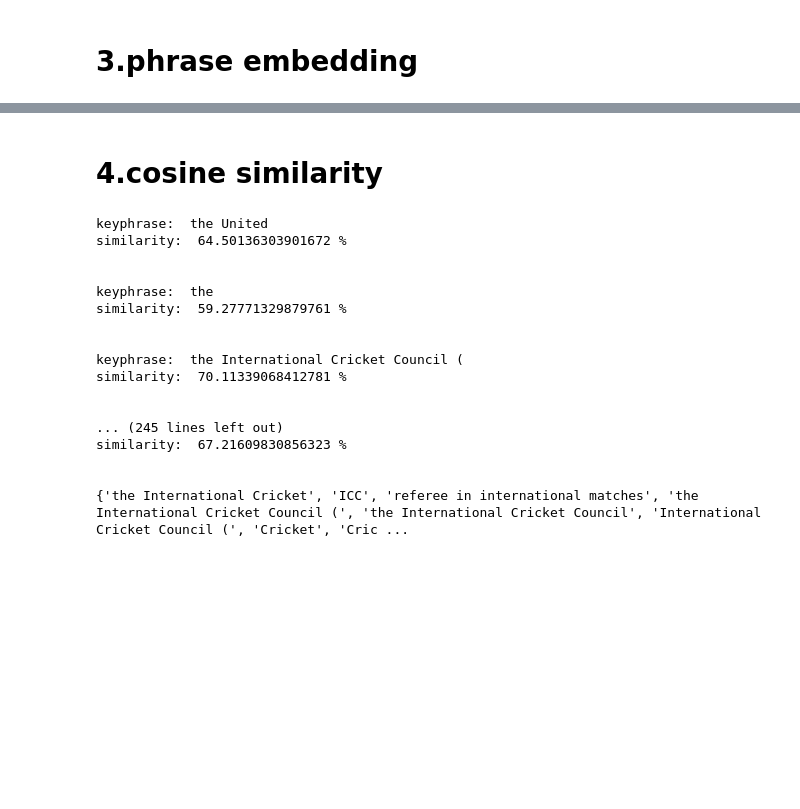
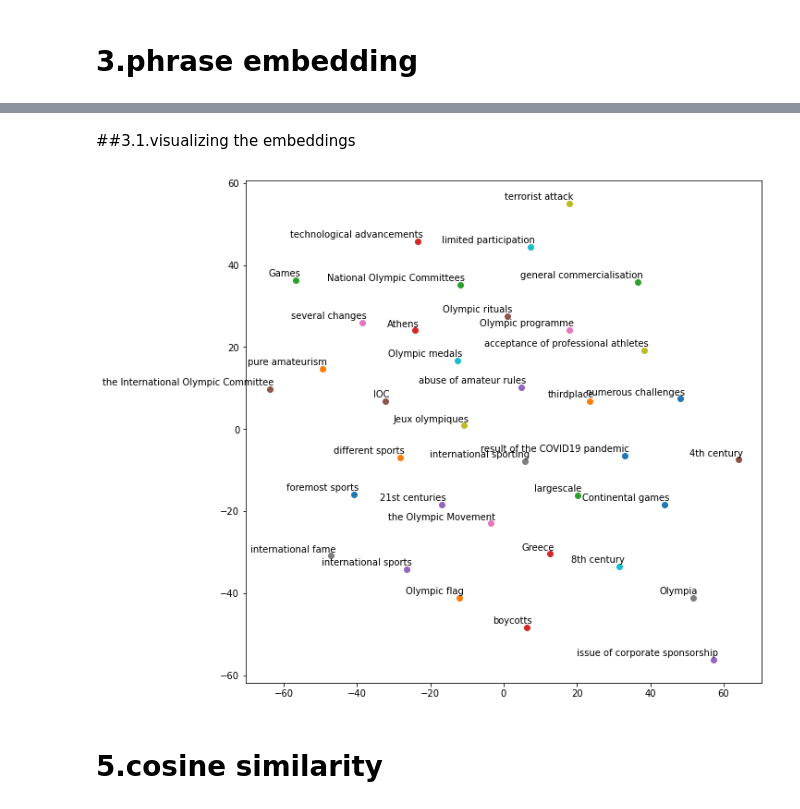
Before and after one commit to ammrit2312/KeyPhrase_BERT, a Jupyter notebook: KeyPhraseBERT.ipynb, the cells around one changed output, grey strips where cells are left out. Cells and saved outputs as stored; diff of their text form; code cells hidden in the pictures; blank space fills up the shorter version.

```diff
--- a/KeyPhraseBERT.ipynb
+++ b/KeyPhraseBERT.ipynb
@@ -27,3 +23,7 @@ The earliest reference to cricket is in South East England in the mid-16th centu
+# %%
+f=open('document1.txt')
+document=f.read()
+doc = nlp(document)
 # %%
 found_matches = matcher(doc)
 phrases = set()
@@ -78,8 +116,7 @@ import torch
 from transformers import BertTokenizer, BertModel
 tokenizer = BertTokenizer.from_pretrained('bert-base-uncased')
 model = BertModel.from_pretrained('bert-base-uncased',
-                                  output_hidden_states = True,
-                                  )
+                                  output_hidden_states = True,)
 model.eval()
 # %% [output]
 BertModel(
@@ -101,9 +138,4 @@ BertModel(
 )
 # %% [markdown]
 # 2.Document embedding
-# %%
-document='''Cricket is a bat-and-ball game played between two teams of eleven players on a field at the centre of which is a 22-yard (20-metre) pitch with a wicket at each end, each comprising two bails balanced on three stumps. The batting side scores runs by striking the ball bowled at the wicket with the bat (and running between the wickets), while the bowling and fielding side tries to prevent this (by preventing the ball from leaving the field, and getting the ball to either wicket) and dismiss each batter (so they are "out"). Means of dismissal include being bowled, when the ball hits the stumps and dislodges the bails, and by the fielding side either catching the ball after it is hit by the bat, but before it hits the ground, or hitting a wicket with the ball before a batter can cross the crease in front of the wicket. When ten batters have been dismissed, the innings ends and the teams swap roles. The game is adjudicated by two umpires, aided by a third umpire and match referee in international matches. They communicate with two off-field scorers who record the match's statistical information.
-Forms of cricket range from Twenty20, with each team batting for a single innings of 20 overs, to Test matches played over five days. Traditionally cricketers play in all-white kit, but in limited overs cricket they wear club or team colours. In addition to the basic kit, some players wear protective gear to prevent injury caused by the ball, which is a hard, solid spheroid made of compressed leather with a slightly raised sewn seam enclosing a cork core layered with tightly wound string.
-The earliest reference to cricket is in South East England in the mid-16th century. It spread globally with the expansion of the British Empire, with the first international matches in the second half of the 19th century. The game's governing body is the International Cricket Council (ICC), which has over 100 members, twelve of which are full members who play Test matches. The game's rules, the Laws of Cricket, are maintained by Marylebone Cricket Club (MCC) in London. The sport is followed primarily in the Indian subcontinent, Australasia, the United Kingdom, southern Africa and the West Indies.[1] Women's cricket, which is organised and played separately, has also achieved international standard. The most successful side playing international cricket is Australia, which has won seven One Day International trophies, including five World Cups, more than any other country and has been the top-rated Test side more than any other country.'''
-sentences= document.split('. ')
 # %%
@@ -232,36 +265,39 @@ for i in range(len(hidden_states)):
   # Calculate the average of all token vectors.
   phrase_embedding = torch.mean(token_vecs, dim=0)
   phrase_embeddings.append(phrase_embedding)
+# %% [markdown]
+##3.1.visualizing the embeddings
+# %%
+import numpy as np
+from sklearn.manifold import TSNE
+import matplotlib.pyplot as plt
+from sklearn.decomposition import KernelPCA
+tokens=[]
+labels=[]
+x = []
+y = []
+for i in range(len(phrase_embeddings)):
+  tokens.append(phrase_embeddings[i].tolist())
+  labels.append(phrases[i])
+
+kpca = KernelPCA(n_components = 50 , kernel = 'rbf')
+tokens1 = kpca.fit_transform(tokens)
+
+tsne_model = TSNE(perplexity=35,early_exaggeration=2.0,n_components=2, init='pca', n_iter=300, random_state=26)
+new_values = tsne_model.fit_transform(tokens1)
+
+for value in new_values:
+    x.append(value[0])
+    y.append(value[1])
+
+
+plt.figure(figsize=(10, 10))
+for i in range(len(x)):
+    plt.scatter(x[i],y[i])
+    plt.annotate(labels[i],xy=(x[i], y[i]),xytext=(5, 2),textcoords='offset points',ha='right', va='bottom')
+
+plt.show()
+# %% [output]
+[figure, added]
 # %% [markdown]
-# 4.cosine similarity
+# 5.cosine similarity
-# %%
-from scipy.spatial.distance import cosine
-
-selected_keyphrases=set()
-
-for i in range(len(phrase_embeddings)):
-  diff = 1 - cosine(document_embedding, phrase_embeddings[i])
-  print("keyphrase: ",phrases[i])
-  print("similarity: ",diff*100,"%\n\n")
-  if(diff>=0.675):
-    selected_keyphrases.add(phrases[i])
-
-print(selected_keyphrases)
-# %% [output]
-keyphrase:  the United
-similarity:  64.50136303901672 %
-
-
-keyphrase:  the
-similarity:  59.27771329879761 %
-
-
-keyphrase:  the International Cricket Council (
-similarity:  70.11339068412781 %
-
-
-... (245 lines left out)
-similarity:  67.21609830856323 %
-
-
-{'the International Cricket', 'ICC', 'referee in international matches', 'the International Cricket Council (', 'the International Cricket Council', 'International Cricket Council (', 'Cricket', 'Cric ...
```
Also changed, not shown: parts of 11 cells of this notebook.
